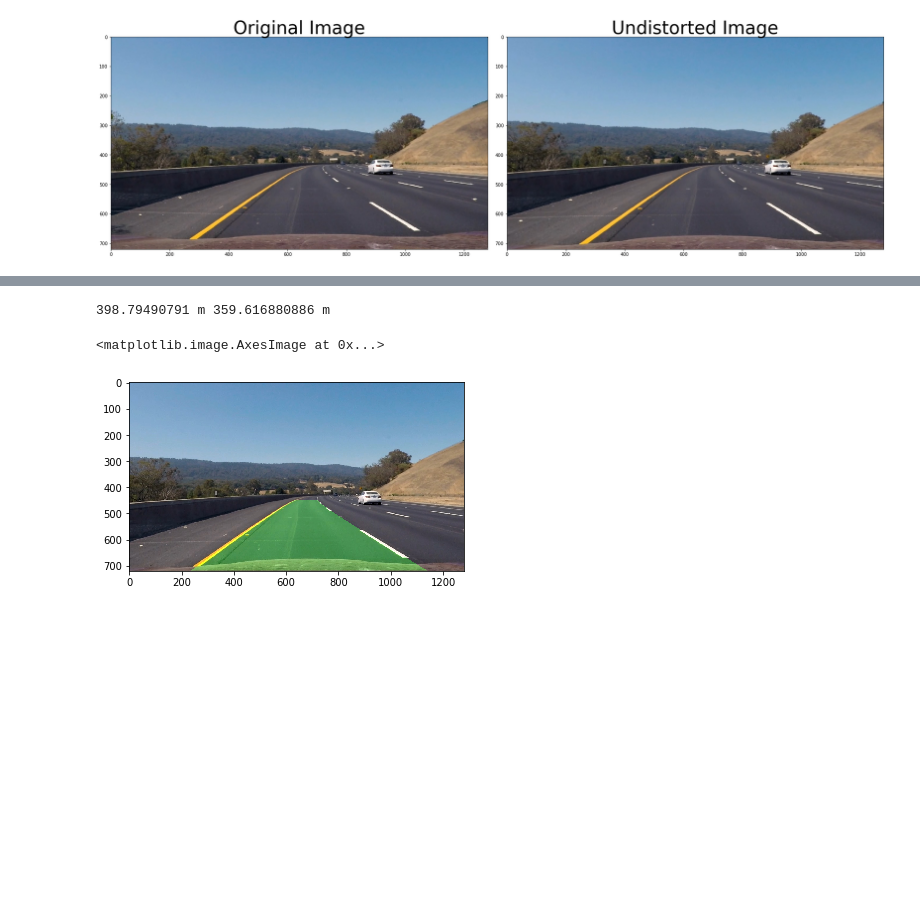
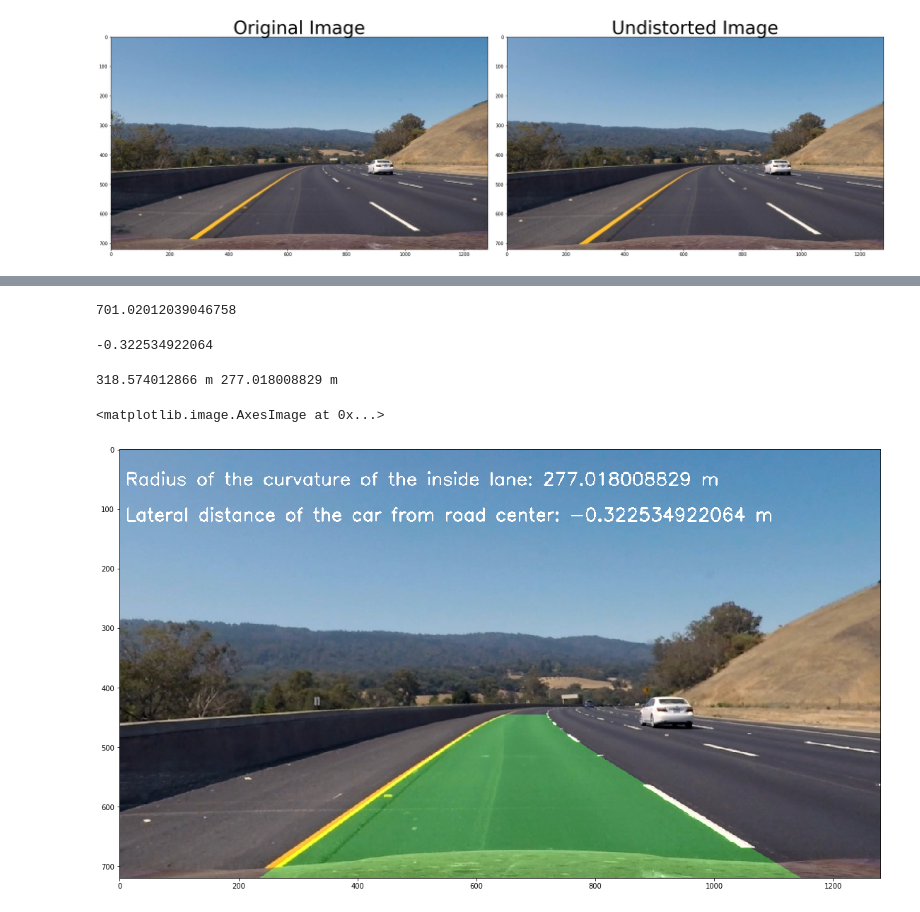
Before and after one commit to laljarus/Advanced-Lane-Detection, a Jupyter notebook: AdvancedLaneFinding.ipynb, the cells around one changed output, grey strips where cells are left out. Cells and saved outputs as stored; diff of their text form; code cells hidden in the pictures; blank space fills up the shorter version.

```diff
--- a/AdvancedLaneFinding.ipynb
+++ b/AdvancedLaneFinding.ipynb
@@ -387,7 +468,7 @@ binary_warped = image_warped
 # Take a histogram of the bottom half of the image
 histogram = np.sum(binary_warped[int(binary_warped.shape[0]/2):,:], axis=0)
 # Create an output image to draw on and  visualize the result
-out_img = np.dstack((binary_warped, binary_warped, binary_warped))*255
+out_img = np.dstack((binary_warped, binary_warped, binary_warped))
 # Find the peak of the left and right halves of the histogram
 # These will be the starting point for the left and right lines
 midpoint = np.int(histogram.shape[0]/2)
@@ -477,3 +719,15 @@ plt.ylim(720, 0)
+# %%
+road_center=(right_fitx[719]-left_fitx[719])/2+left_fitx[719]
+road_center
+# %% [output]
+701.02012039046758
+# %%
+car_center = output.shape[1]/2
+difference_pixels = (car_center -road_center)
+difference_meters = difference_pixels*3.7/700
+print(difference_meters)
+# %% [output]
+-0.322534922064
 # %%
 y_eval = np.max(ploty)
 # Define conversions in x and y from pixels space to meters
@@ -481,8 +735,8 @@ ym_per_pix = 30/720 # meters per pixel in y dimension
 xm_per_pix = 3.7/700 # meters per pixel in x dimension
 
 # Fit new polynomials to x,y in world space
-left_fit_cr = np.polyfit(lefty*ym_per_pix, leftx*xm_per_pix, 2)
-right_fit_cr = np.polyfit(righty*ym_per_pix, rightx*xm_per_pix, 2)
+left_fit_cr = np.polyfit(ploty*ym_per_pix, left_fitx*xm_per_pix, 2)
+right_fit_cr = np.polyfit(ploty*ym_per_pix, right_fitx*xm_per_pix, 2)
 
 # Calculate the new radii of curvature
 left_curverad = ((1 + (2*left_fit_cr[0]*y_eval*ym_per_pix + left_fit_cr[1])**2)**1.5) / np.absolute(2*left_fit_cr[0])
@@ -491,25 +745,38 @@ right_curverad = ((1 + (2*right_fit_cr[0]*y_eval*ym_per_pix + right_fit_cr[1])**
 # Now our radius of curvature is in meters
 print(left_curverad, 'm', right_curverad, 'm')
 # %% [output]
-398.79490791 m 359.616880886 m
+318.574012866 m 277.018008829 m
 # %%
 # Create an image to draw the lines on
-warp_zero = np.zeros_like(image_warped).astype(np.uint8)
-color_warp = np.dstack((warp_zero, warp_zero, warp_zero))
+color_warp = np.zeros_like(undist).astype(np.uint8)
+#color_warp = np.dstack((warp_zero, warp_zero, warp_zero))
 
 # Recast the x and y points into usable format for cv2.fillPoly()
 pts_left = np.array([np.transpose(np.vstack([left_fitx, ploty]))])
 pts_right = np.array([np.flipud(np.transpose(np.vstack([right_fitx, ploty])))])
 pts = np.hstack((pts_left, pts_right))
 
 # Draw the lane onto the warped blank image
 cv2.fillPoly(color_warp, np.int_([pts]), (0,255, 0))
 
+
+
+
 # Warp the blank back to original image space using inverse perspective matrix (Minv)
-newwarp = cv2.warpPerspective(color_warp, Minv, (img.shape[1], img.shape[0]))
+newwarp = cv2.warpPerspective(color_warp, Minv, (undist.shape[1], undist.shape[0]))
 # Combine the result with the original image
 result = cv2.addWeighted(undist, 1, newwarp, 0.3, 0)
-plt.imshow(result)
+
+curvature = min(left_curverad,right_curverad)
+text1 = 'Radius of the curvature of the inside lane: '+ str(curvature) + ' m'
+text2 = 'Lateral distance of the car from road center: ' + str(difference_meters)+ ' m'
+font = cv2.FONT_HERSHEY_SIMPLEX
+cv2.putText(result,text1,(10,60), font, 1,(255,255,255),2)
+cv2.putText(result,text2,(10,120), font, 1,(255,255,255),2)
+
+f, (ax1) = plt.subplots(1, figsize=(24, 9))
+f.tight_layout()
+ax1.imshow(result)
 # %% [output]
 <matplotlib.image.AxesImage at 0x...>
-[figure, old version]
+[figure, new version]
```
Also changed, not shown: parts of 19 cells of this notebook, 7 other files.
